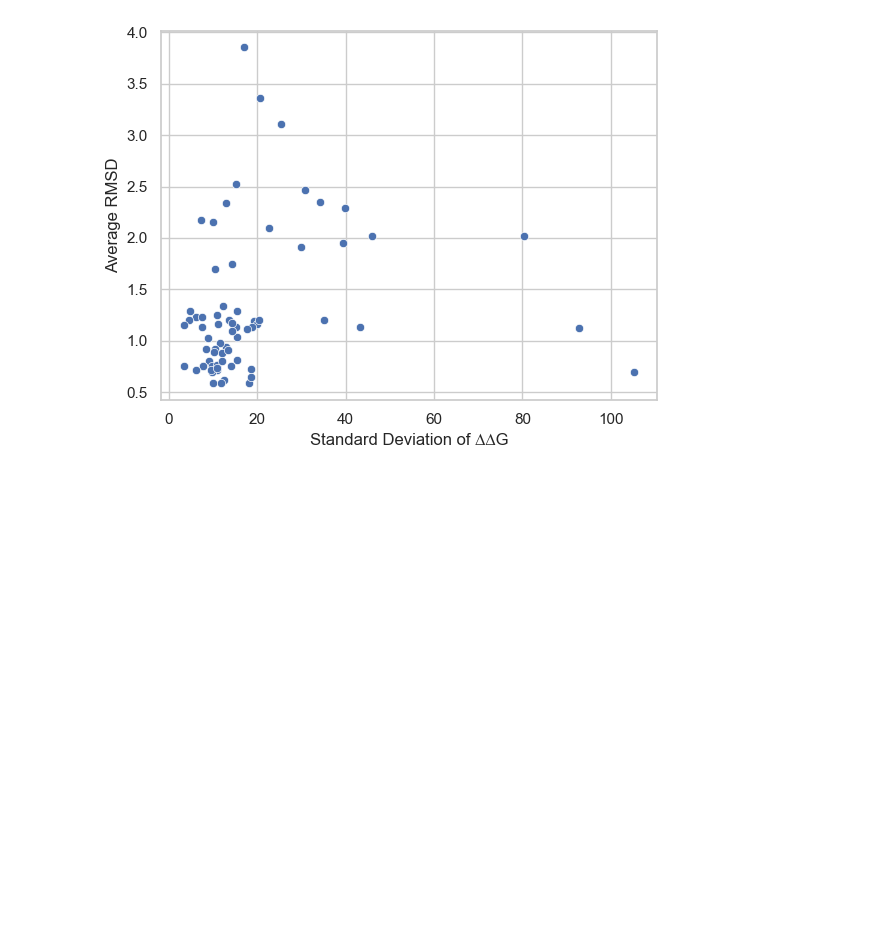
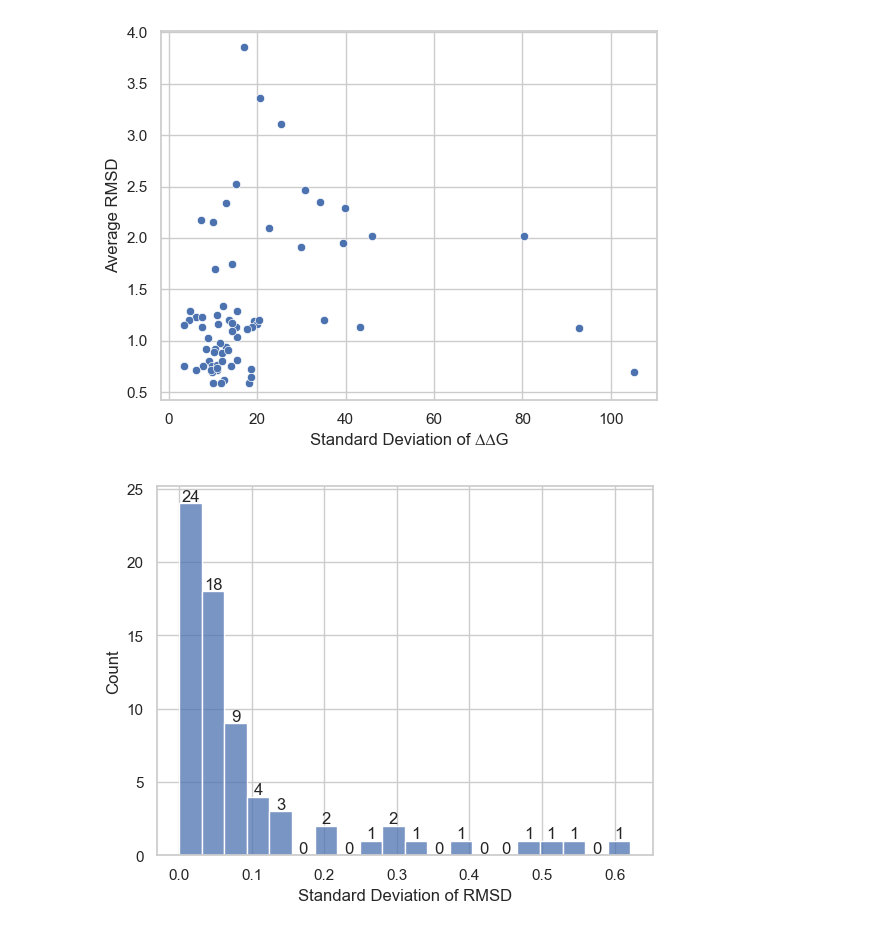
Before and after one commit to kate-fie/EV-A71-2A-syndirella-run, a Jupyter notebook: repeat_placements_april22/analyse.ipynb, the cells around one changed output. Drawn from its saved outputs; the diff is of its cells as text; code cells hidden in the pictures; blank space fills up the shorter version.

```diff
--- a/repeat_placements_april22/analyse.ipynb
+++ b/repeat_placements_april22/analyse.ipynb
@@ -183,3 +183,17 @@ plt.ylabel('Average RMSD')
 # %% [output]
 Text(0, 0.5, 'Average RMSD')
 [figure]
+# %%
+# look at RMSD distribution of std dev
+ax = sns.histplot(df_group.groupby('inchi_key')['comRMSD'].std(), bins=20)
+plt.xlabel('Standard Deviation of RMSD')
+# Calculate bin heights to annotate each bin
+for p in ax.patches:
+    height = p.get_height()  # Get the height of each bin
+    ax.annotate(f'{int(height)}',  # This converts height to integer, you can modify formatting if needed
+                (p.get_x() + p.get_width() / 2., height),  # This places the text at the center of the bin
+                ha='center', va='center',  # Horizontally center align text, vertically center
+                xytext=(0, 5),  # 5 points vertical offset
+                textcoords='offset points')
+# %% [output]
+[figure, added]
```
Also changed, not shown: parts of 3 cells of this notebook, 2 other files.
